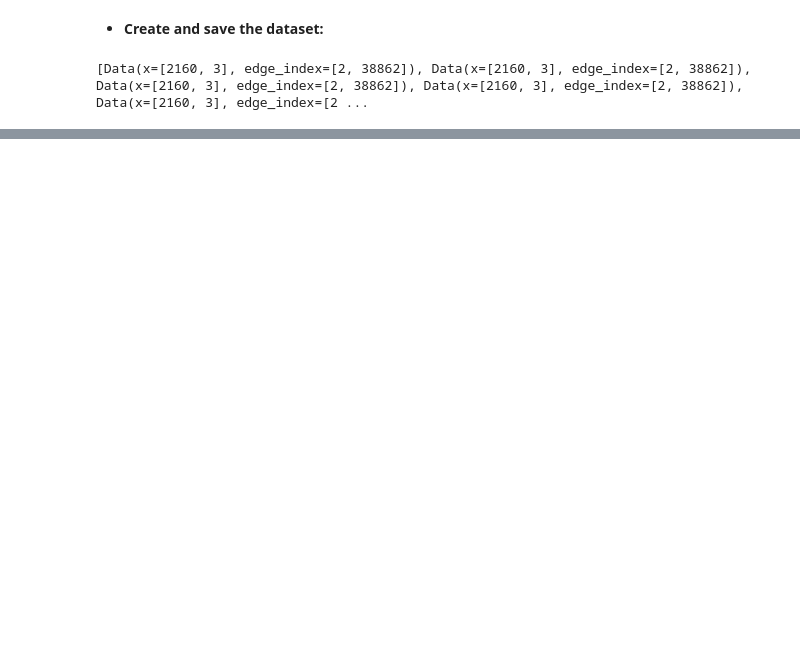
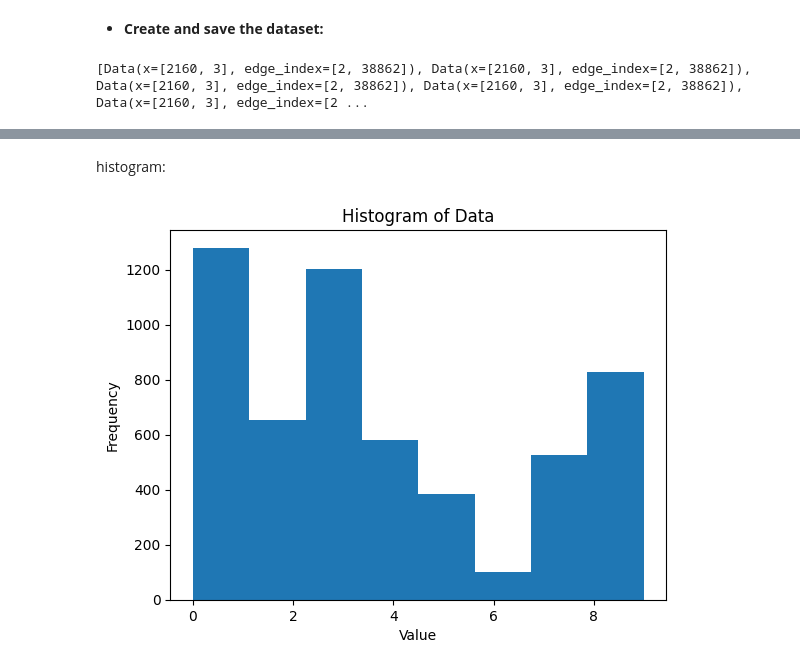
Before and after one commit to MeysamAmirsardari/PoseModel, a Jupyter notebook: Jupyter Notebook/Modeling.ipynb, the cells around one changed output, grey strips where cells are left out. Cells and saved outputs as stored; diff of their text form; code cells hidden in the pictures; blank space fills up the shorter version.

```diff
--- a/Jupyter Notebook/Modeling.ipynb
+++ b/Jupyter Notebook/Modeling.ipynb
@@ -376,0 +649,19 @@ cluster_labels = gmm.predict(embeddings)
+# %%
+import numpy as np
+from sklearn.mixture import GaussianMixture
+
+# Load the embedded graph data
+# embeddings = np.load('embeddings.npy')
+
+# Set the number of clusters
+num_clusters = 10
+
+# Initialize the GMM model
+gmm = GaussianMixture(n_components=num_clusters)
+
+# Fit the GMM model to the embedded data
+gmm.fit(embeddings2)
+
+# Predict the cluster labels for the embedded data
+cluster_labels = gmm.predict(embeddings2)
+print(cluster_labels)
@@ -376,0 +758,10 @@ cluster_labels = gmm.predict(embeddings)
+# %% [markdown]
+histogram:
+# %%
+plt.hist(cluster_labels, bins=8)
+plt.xlabel('Value')
+plt.ylabel('Frequency')
+plt.title('Histogram of Data')
+plt.show()
+# %% [output]
+[figure, added]
```
Also changed, not shown: parts of 83 cells of this notebook.
